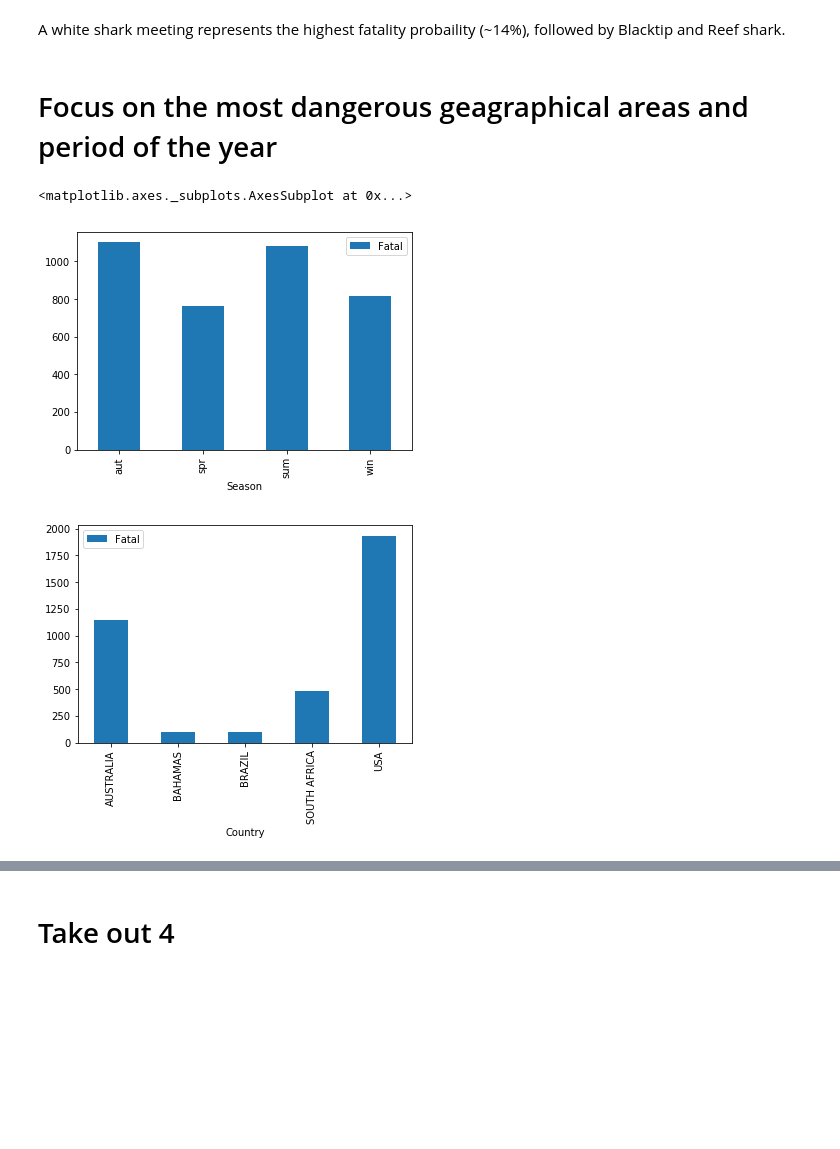
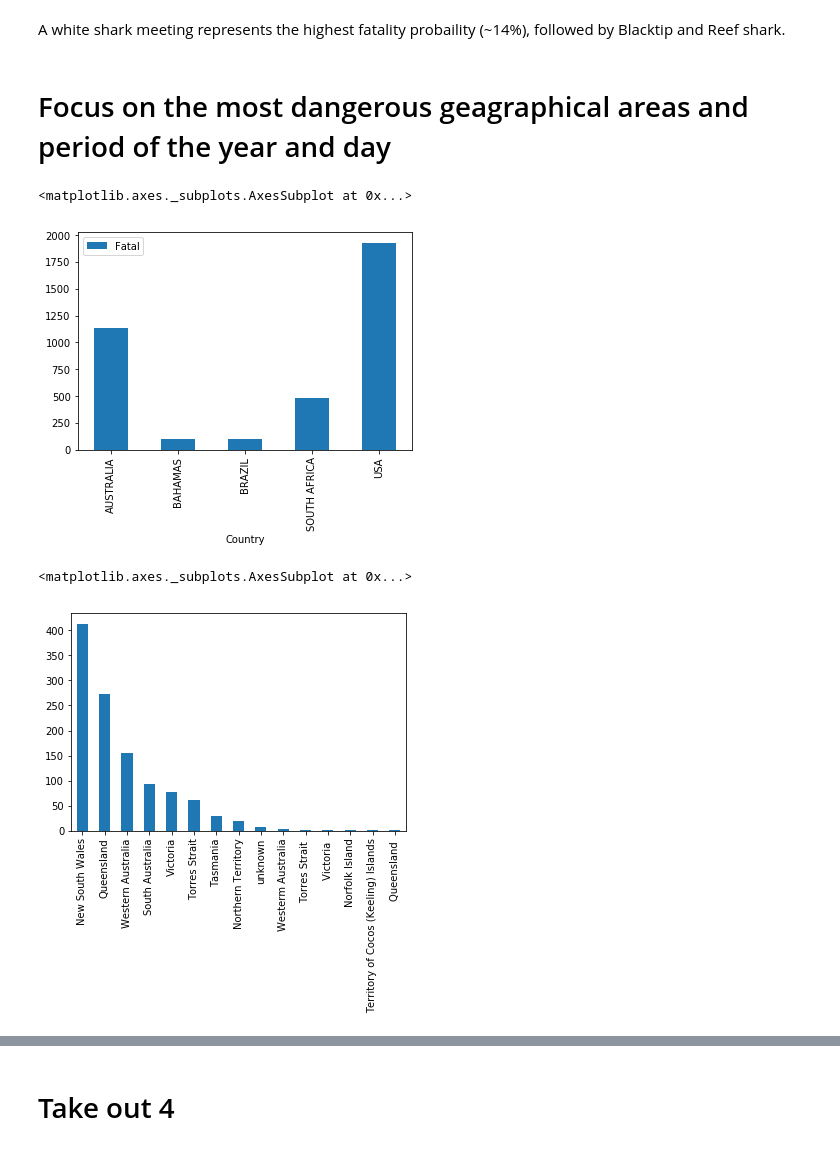
Before and after one commit to silviaserafini/SharksData, a Jupyter notebook: OUTPUT/analysis.ipynb, the cells around one changed output, grey strips where cells are left out. Saved outputs shown, nothing was run; the diff lists cells and outputs as text; code cells hidden in the pictures; blank space fills up the shorter version.

```diff
--- a/OUTPUT/analysis.ipynb
+++ b/OUTPUT/analysis.ipynb
@@ -133,7 +117,7 @@ display(temp3.reset_index().sort_values('FatalityPerc',ascending=False))
 # %% [markdown]
  A white shark meeting represents the highest fatality probaility (~14%), followed by Blacktip and Reef shark.
 # %% [markdown]
-# Focus on the most dangerous geagraphical areas and period of the year
+# Focus on the most dangerous geagraphical areas and period of the year and day
 # %%
 #filtering of the database keeping only the the top5 countries cases.
 top5=temp['Country'].value_counts()[0:5].index
@@ -142,10 +126,8 @@ top5=temp['Country'].value_counts()[0:5].index
 filter4=(df['Country'].isin(top5)) & (df["Season" ] != 'unk') & (df['Fatal'] !='unknown') & (df['NotFatal'] !='unknown')
 temp4=df[filter4]
 
-#plots
-temp4.groupby("Season").agg({'Fatal': "count"}).plot.bar()
+
 temp4.groupby("Country").agg({'Fatal': "count"}).plot.bar()
 # %% [output]
 <matplotlib.axes._subplots.AxesSubplot at 0x...>
-[figure, old version]
+[figure, new version]
-[figure, removed]
@@ -151,0 +136,11 @@ temp4.groupby("Country").agg({'Fatal': "count"}).plot.bar()
+# %%
+filter4_1=(df['Country'].isin(['USA','AUSTRALIA']))
+temp4_1=df[filter4]
+temp4_2=temp4_1[temp4_1['Country']=='AUSTRALIA']['Area'].value_counts().sort_values(ascending=False)
+temp4_3=temp4_1[temp4_1['Country']=='USA']['Area'].value_counts().sort_values(ascending=False)
+
+#Plot of the Australia areas
+temp4_2.plot.bar()
+# %% [output]
+<matplotlib.axes._subplots.AxesSubplot at 0x...>
+[figure, added]
```
Also changed, not shown: parts of 15 cells of this notebook, 2 other files.
